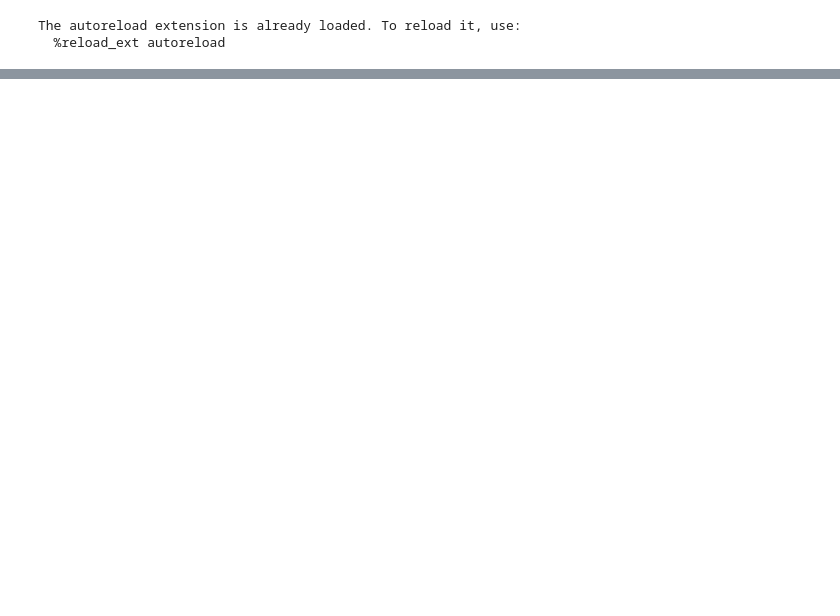
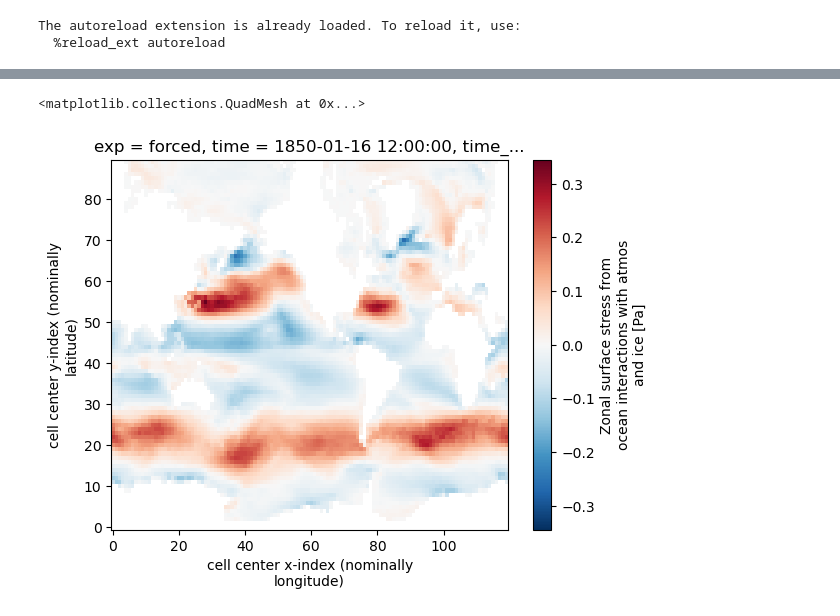
Before and after one commit to hdrake/CM4Xutils, a Jupyter notebook: examples/coarsen_budget_diags.ipynb, the cells around one changed output, grey strips where cells are left out. Drawn from its saved outputs; the diff is of its cells as text; code cells hidden in the pictures; blank space fills up the shorter version.

```diff
--- a/examples/coarsen_budget_diags.ipynb
+++ b/examples/coarsen_budget_diags.ipynb
@@ -194,0 +111,5 @@ ds[["siconc", "sos", "tos"]].isel(time=slice(0,12)).to_netcdf("../data/surface_o
+# %%
+ds["taux"].isel(exp=0, time=0).plot()
+# %% [output]
+<matplotlib.collections.QuadMesh at 0x...>
+[figure, added]
```
Also changed, not shown: parts of 21 cells of this notebook, 8 other files.
